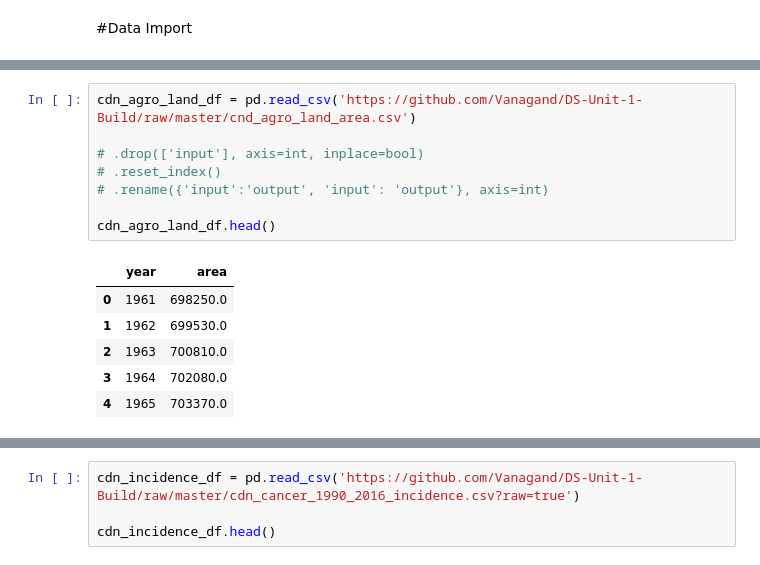
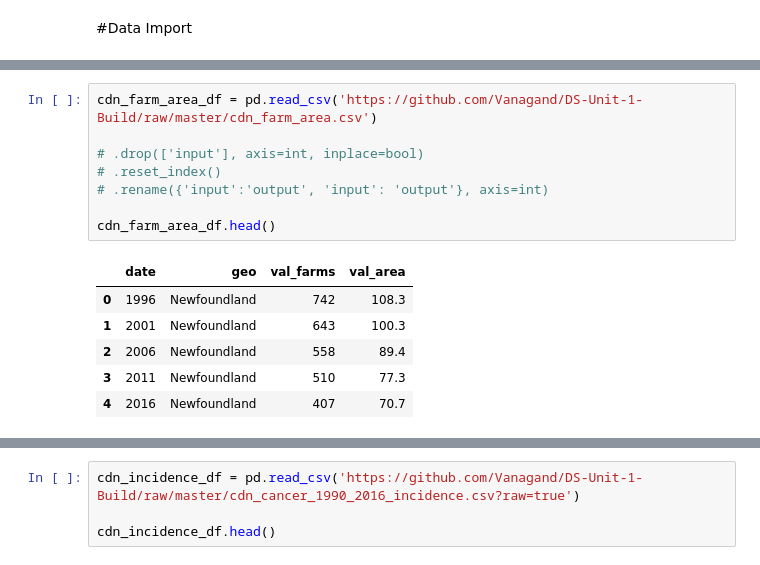
Before and after one commit to Vanagand/DS-Unit-1-Build, a Jupyter notebook: DS_Unit_1_Build.ipynb, the cells around one changed output, grey strips where cells are left out. Saved outputs shown, nothing was run; the diff lists cells and outputs as text.

```diff
--- a/DS_Unit_1_Build.ipynb
+++ b/DS_Unit_1_Build.ipynb
@@ -12,15 +17,15 @@ from matplotlib.font_manager import FontProperties
 # %%
-cdn_agro_land_df = pd.read_csv('https://github.com/Vanagand/DS-Unit-1-Build/raw/master/cnd_agro_land_area.csv')
+cdn_farm_area_df = pd.read_csv('https://github.com/Vanagand/DS-Unit-1-Build/raw/master/cdn_farm_area.csv')
 
 # .drop(['input'], axis=int, inplace=bool)
 # .reset_index()
 # .rename({'input':'output', 'input': 'output'}, axis=int)
 
-cdn_agro_land_df.head()
+cdn_farm_area_df.head()
 # %% [output]
-|  | year | area |
-| 0 | 1961 | 698250.0 |
-| 1 | 1962 | 699530.0 |
-| 2 | 1963 | 700810.0 |
-| 3 | 1964 | 702080.0 |
-| 4 | 1965 | 703370.0 |
+|  | date | geo | val_farms | val_area |
+| 0 | 1996 | Newfoundland | 742 | 108.3 |
+| 1 | 2001 | Newfoundland | 643 | 100.3 |
+| 2 | 2006 | Newfoundland | 558 | 89.4 |
+| 3 | 2011 | Newfoundland | 510 | 77.3 |
+| 4 | 2016 | Newfoundland | 407 | 70.7 |
```
Also changed, not shown: parts of 15 cells of this notebook.
